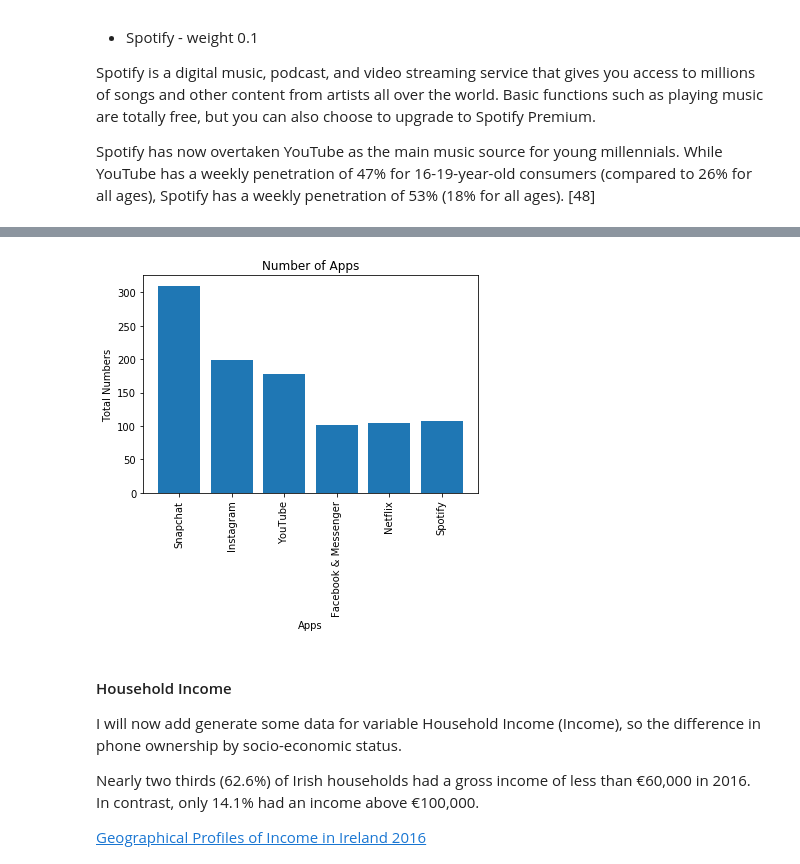
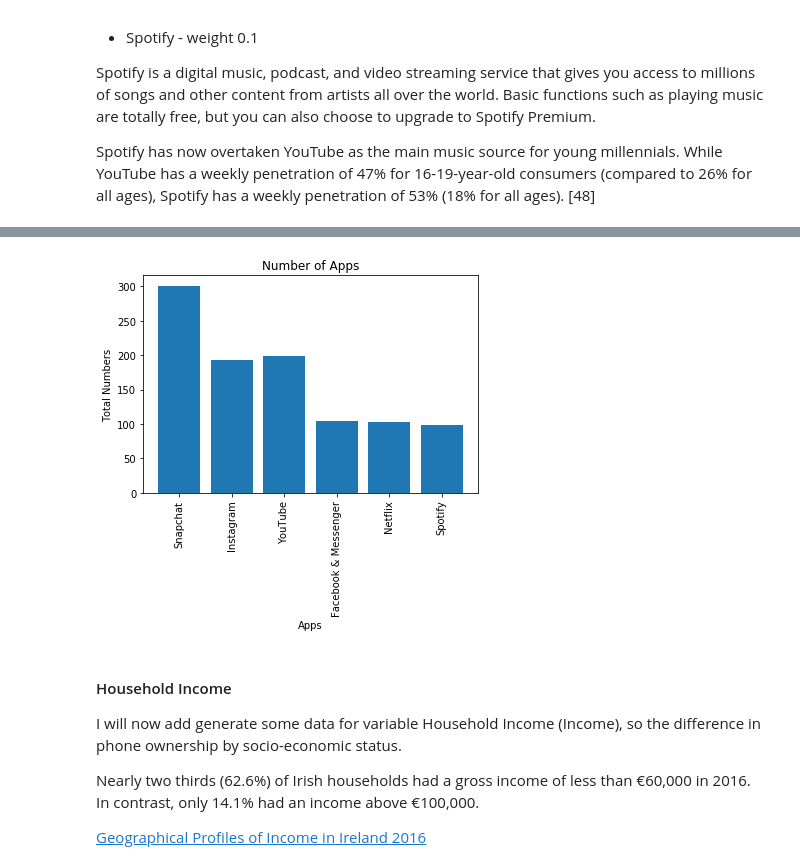
Before and after one commit to HenkT28/Programming_For_Data_Analysis_Project, a Jupyter notebook: Programming_For_Data_Analysis_Project.ipynb, the cells around one changed output, grey strips where cells are left out. Cells and saved outputs as stored; diff of their text form; code cells hidden in the pictures.

```diff
--- a/Programming_For_Data_Analysis_Project.ipynb
+++ b/Programming_For_Data_Analysis_Project.ipynb
@@ -610,24 +610,24 @@ Frequency of unique values of Apps array:
 # %%
 # Create Apps list - 6 Apps
-number_apps = [310, 199, 178, 102, 104,  107]
+number_apps = [301, 193, 199, 105, 103,  99]
 
 # Order of operations
 barchart_names = ('Snapchat', 'Instagram', 'YouTube', 'Facebook & Messenger', 'Netflix', 'Spotify')
 
 # Create bar names
 y_pos = np.arange(len(barchart_names))
 plt.bar(y_pos, number_apps)
 
 # Create names on the x-axis
 plt.xticks(y_pos, barchart_names, rotation = 'vertical')
 plt.xlabel('Apps', fontweight='normal', color = 'black')
 
 # Create names on the y-axis
 plt.ylabel("Total Numbers")
 plt.title("Number of Apps")
 plt.show()
 # %% [output]
-[figure, old version]
+[figure, new version]
 # %% [markdown]
 #### Household Income
 
```
Also changed, not shown: parts of 78 cells of this notebook.
